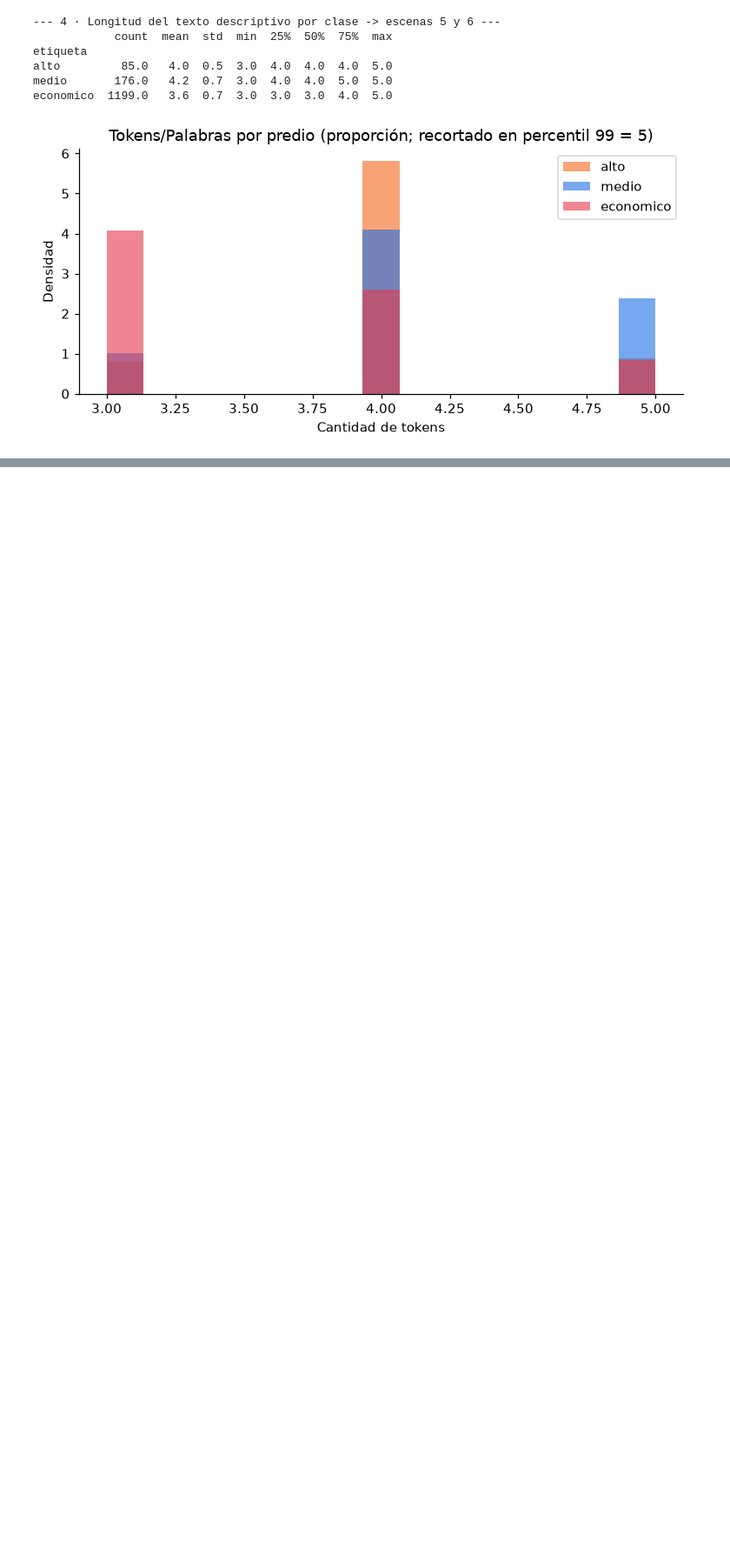
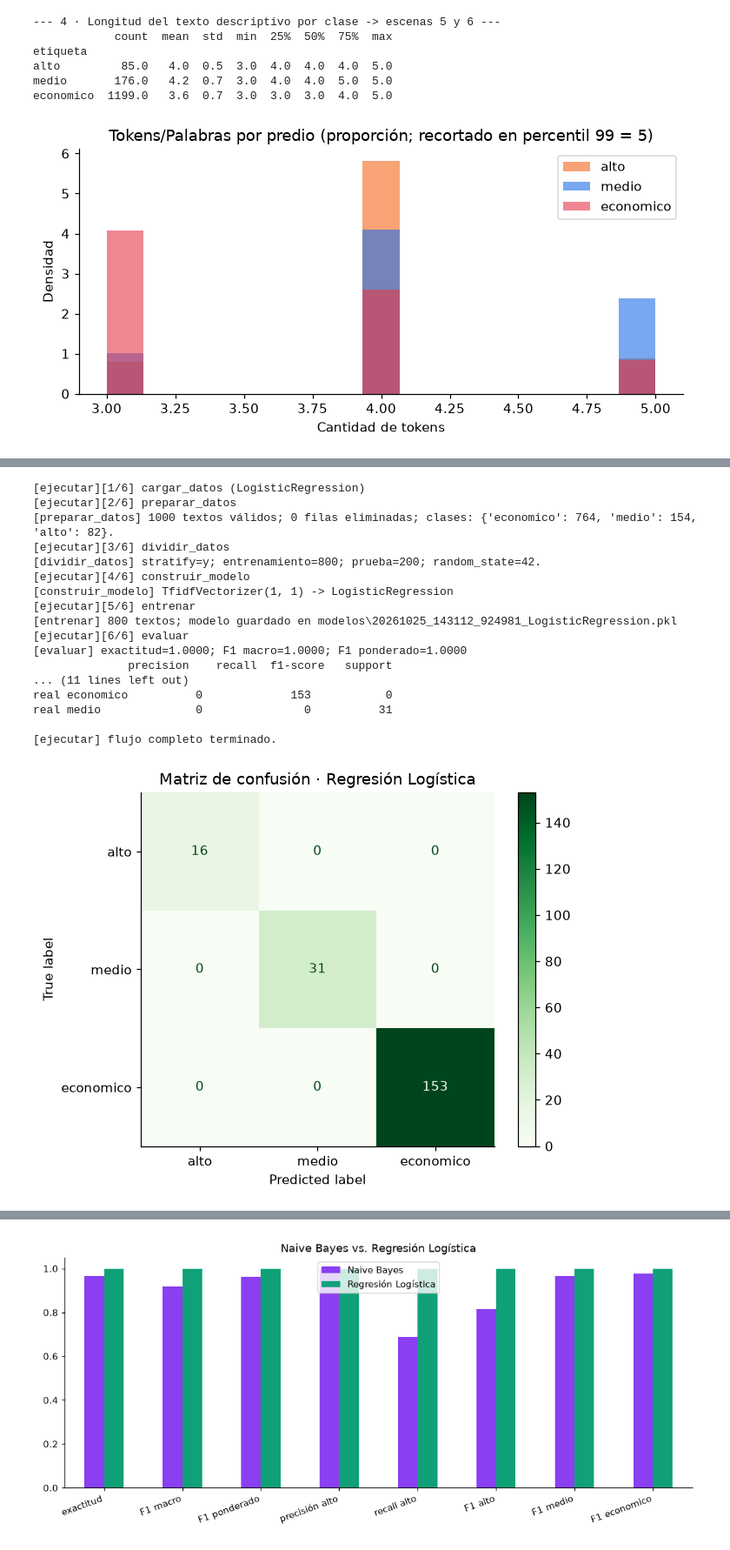
Before and after one commit to S-lopez14/ML_202604_Santiago_Lopez_F, a Jupyter notebook: src/sincronicas/Semana_3SINC.ipynb, the cells around one changed output, grey strips where cells are left out. Shown at 87% size. Drawn from its saved outputs; the diff is of its cells as text; code cells hidden in the pictures; blank space fills up the shorter version.

```diff
--- a/src/sincronicas/Semana_3SINC.ipynb
+++ b/src/sincronicas/Semana_3SINC.ipynb
@@ -415,0 +622,79 @@ plt.show()
+# %%
+# 1. Entrenamiento de Regresión Logística
+lr = ClasificadorTexto(
+    modelo=LogisticRegression(class_weight="balanced", max_iter=1000),
+    columna_texto="text",
+    columna_objetivo="etiqueta"
+)
+r_lr = lr.ejecutar(df)
+
+# 2. Matriz de confusión para Regresión Logística
+ConfusionMatrixDisplay.from_predictions(
+    lr.y_test,
+    r_lr["predicciones"],
+    labels=CLASES,
+    cmap="Greens",
+    values_format=",d"
+)
+plt.title("Matriz de confusión · Regresión Logística")
+ruta_cm_lr = "matriz_confusion_lr.png"
+plt.savefig(ruta_cm_lr, bbox_inches="tight")
+plt.close()
+display(Image(filename=ruta_cm_lr))
+
+# 3. Función de resumen adaptada a las clases inmobiliarias
+def resumen(m):
+    pc = m["por_clase"]
+    return {
+        "exactitud": m["exactitud"],
+        "F1 macro": m["f1_macro"],
+        "F1 ponderado": m["f1_ponderado"],
+        "precisión alto": pc.loc["alto", "precision"],
+        "recall alto": pc.loc["alto", "recall"],
+        "F1 alto": pc.loc["alto", "f1"],
+        "F1 medio": pc.loc["medio", "f1"],
+        "F1 economico": pc.loc["economico", "f1"]
+    }
+
+# 4. Tabla de comparación
+comparacion = pd.DataFrame({
+    "Naive Bayes": resumen(r_nb["metricas"]),
+    "Regresión Logística": resumen(r_lr["metricas"])
+}).T.round(4)
+
+print("\nComparación de rendimiento entre modelos:")
+print(comparacion)
+
+# 5. Gráfico de barras de comparación
+comparacion.T.plot(
+    kind="bar",
+    figsize=(10, 4.5),
+    ylim=(0, 1.05),
+    color=["#8a3ff0", "#10a179"],
+    title="Naive Bayes vs. Regresión Logística"
+)
+plt.xticks(rotation=20, ha='right')
+plt.tight_layout()
+ruta_comp = "comparacion_modelos.png"
+plt.savefig(ruta_comp)
+plt.close()
+display(Image(filename=ruta_comp))
+# %% [output]
+[ejecutar][1/6] cargar_datos (LogisticRegression)
+[ejecutar][2/6] preparar_datos
+[preparar_datos] 1000 textos válidos; 0 filas eliminadas; clases: {'economico': 764, 'medio': 154, 'alto': 82}.
+[ejecutar][3/6] dividir_datos
+[dividir_datos] stratify=y; entrenamiento=800; prueba=200; random_state=42.
+[ejecutar][4/6] construir_modelo
+[construir_modelo] TfidfVectorizer(1, 1) -> LogisticRegression
+[ejecutar][5/6] entrenar
+[entrenar] 800 textos; modelo guardado en modelos\20261025_143112_924981_LogisticRegression.pkl
+[ejecutar][6/6] evaluar
+[evaluar] exactitud=1.0000; F1 macro=1.0000; F1 ponderado=1.0000
+              precision    recall  f1-score   support
+... (11 lines left out)
+real economico          0             153           0
+real medio              0               0          31
+
+[ejecutar] flujo completo terminado.
+[figure, added]
@@ -415,0 +709 @@ plt.show()
+[figure, added]
```
Also changed, not shown: parts of 19 cells of this notebook, 8 other files.
